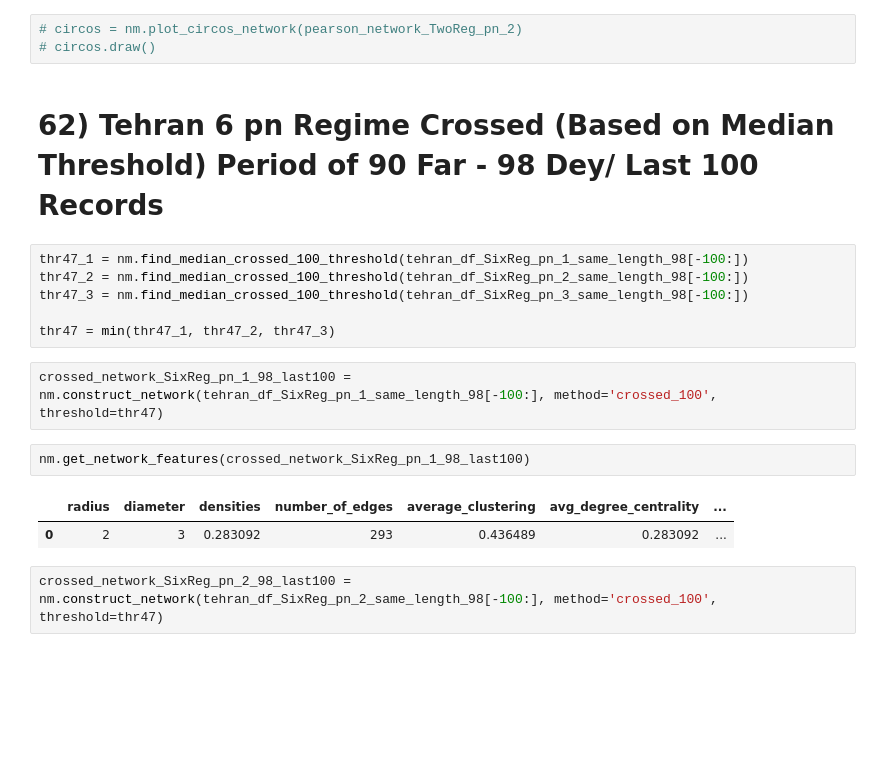
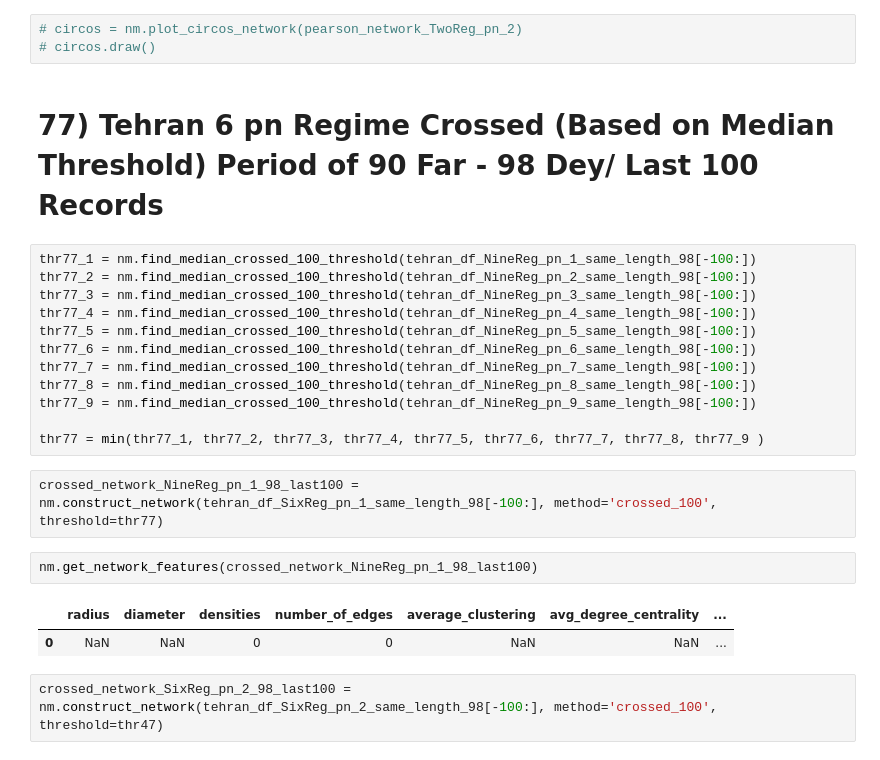
Before and after one commit to hossein4527/Time_Series_Trend_Forcasting, a Jupyter notebook: Codes/network_continue.ipynb, the cells around one changed output. Cells and saved outputs as stored; diff of their text form; blank space fills up the shorter version.

```diff
--- a/Codes/network_continue.ipynb
+++ b/Codes/network_continue.ipynb
@@ -1030,20 +1030,26 @@ circos.draw()
 # circos = nm.plot_circos_network(pearson_network_TwoReg_pn_2)
 # circos.draw()
 # %% [markdown]
-# 62) Tehran 6 pn Regime Crossed (Based on Median Threshold) Period of 90 Far - 98 Dey/ Last 100 Records
+# 77) Tehran 6 pn Regime Crossed (Based on Median Threshold) Period of 90 Far - 98 Dey/ Last 100 Records
 # %%
-thr47_1 = nm.find_median_crossed_100_threshold(tehran_df_SixReg_pn_1_same_length_98[-100:])
-thr47_2 = nm.find_median_crossed_100_threshold(tehran_df_SixReg_pn_2_same_length_98[-100:])
-thr47_3 = nm.find_median_crossed_100_threshold(tehran_df_SixReg_pn_3_same_length_98[-100:])
+thr77_1 = nm.find_median_crossed_100_threshold(tehran_df_NineReg_pn_1_same_length_98[-100:])
+thr77_2 = nm.find_median_crossed_100_threshold(tehran_df_NineReg_pn_2_same_length_98[-100:])
+thr77_3 = nm.find_median_crossed_100_threshold(tehran_df_NineReg_pn_3_same_length_98[-100:])
+thr77_4 = nm.find_median_crossed_100_threshold(tehran_df_NineReg_pn_4_same_length_98[-100:])
+thr77_5 = nm.find_median_crossed_100_threshold(tehran_df_NineReg_pn_5_same_length_98[-100:])
+thr77_6 = nm.find_median_crossed_100_threshold(tehran_df_NineReg_pn_6_same_length_98[-100:])
+thr77_7 = nm.find_median_crossed_100_threshold(tehran_df_NineReg_pn_7_same_length_98[-100:])
+thr77_8 = nm.find_median_crossed_100_threshold(tehran_df_NineReg_pn_8_same_length_98[-100:])
+thr77_9 = nm.find_median_crossed_100_threshold(tehran_df_NineReg_pn_9_same_length_98[-100:])
 
-thr47 = min(thr47_1, thr47_2, thr47_3)
+thr77 = min(thr77_1, thr77_2, thr77_3, thr77_4, thr77_5, thr77_6, thr77_7, thr77_8, thr77_9 )
 # %%
-crossed_network_SixReg_pn_1_98_last100 = nm.construct_network(tehran_df_SixReg_pn_1_same_length_98[-100:], method='crossed_100', threshold=thr47)
+crossed_network_NineReg_pn_1_98_last100 = nm.construct_network(tehran_df_SixReg_pn_1_same_length_98[-100:], method='crossed_100', threshold=thr77)
 # %%
-nm.get_network_features(crossed_network_SixReg_pn_1_98_last100)
+nm.get_network_features(crossed_network_NineReg_pn_1_98_last100)
 # %% [output]
 |  | radius | diameter | densities | number_of_edges | average_clustering | avg_degree_centrality | ... |
-| 0 | 2 | 3 | 0.283092 | 293 | 0.436489 | 0.283092 | ... |
+| 0 | NaN | NaN | 0 | 0 | NaN | NaN | ... |
 # %%
 crossed_network_SixReg_pn_2_98_last100 = nm.construct_network(tehran_df_SixReg_pn_2_same_length_98[-100:], method='crossed_100', threshold=thr47)
 # %%
```
Also changed, not shown: parts of 7 cells of this notebook.
